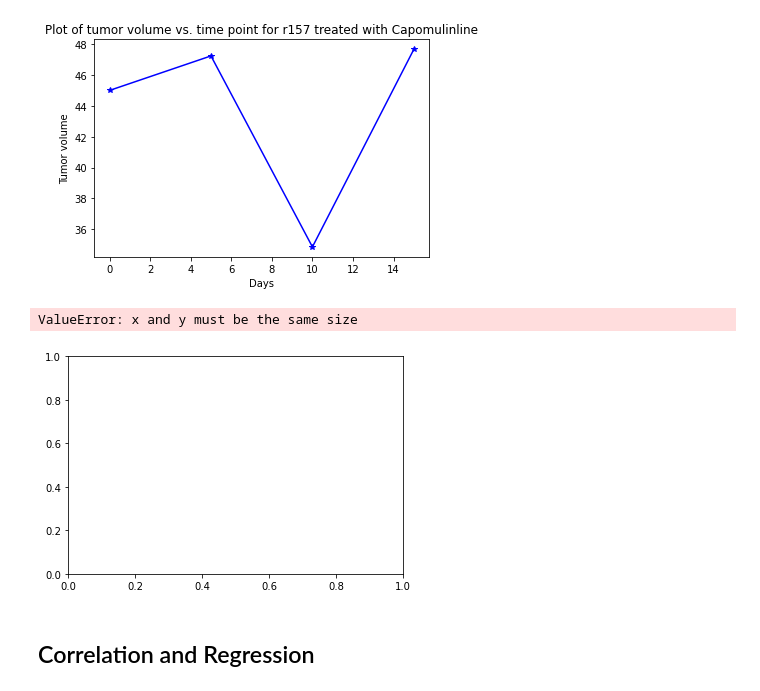
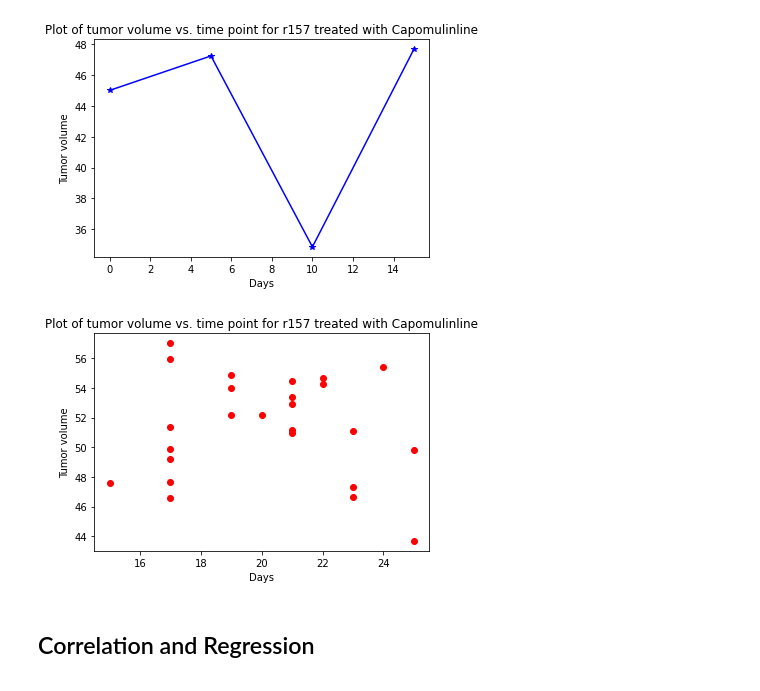
Before and after one commit to rrgpal-dev/MatPlotLib-work, a Jupyter notebook: pymaceuticals_starter.ipynb, the cells around one changed output. Saved outputs shown, nothing was run; the diff lists cells and outputs as text; code cells hidden in the pictures.

Commit message:
scatter

```diff
--- a/pymaceuticals_starter.ipynb
+++ b/pymaceuticals_starter.ipynb
@@ -231,15 +231,14 @@ plt.show()
 # %%
 # Generate a scatter plot of average tumor volume vs. mouse weight for the Capomulin regimen
 sinedf = cmd[(cmd["Drug Regimen"] == "Capomulin")]
 aveDs = sinedf.groupby(["Mouse ID"]).mean()
-plt.scatter(aveDs["Weight (g)"], sinedf.agg({"Tumor Volume (mm3)": ["mean"] }), color="orange",marker="*")
+plt.scatter(aveDs["Weight (g)"], aveDs["Tumor Volume (mm3)"], color="red",marker="o")
 plt.title("Plot of tumor volume vs. time point for r157 treated with Capomulinline")
 plt.xlabel("Days")
 plt.ylabel("Tumor volume")
 plt.show()
 # %% [output]
-ValueError: x and y must be the same size
-[figure, old version]
+[figure, new version]
 # %% [markdown]
 ## Correlation and Regression
 # %%
```
